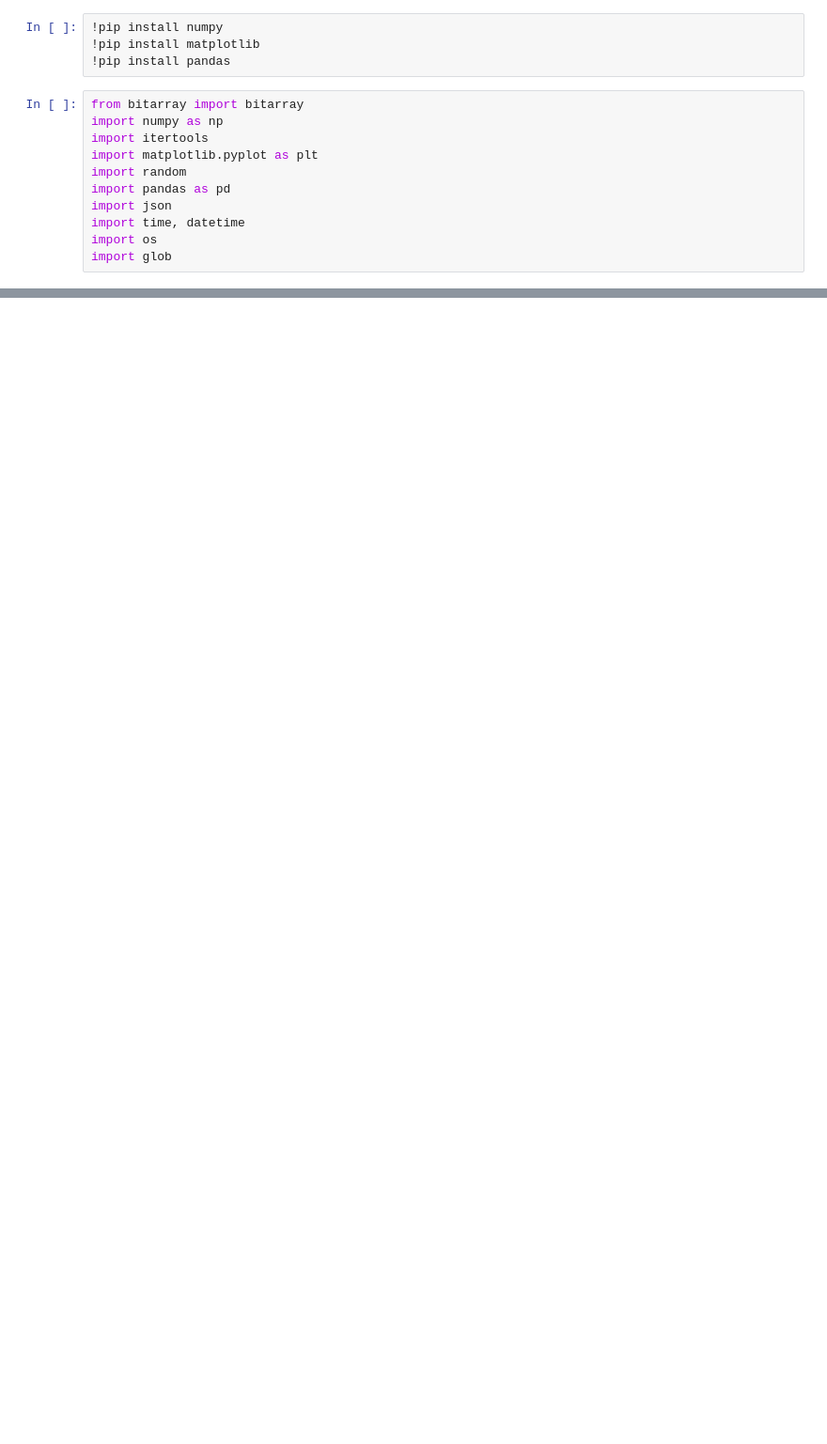
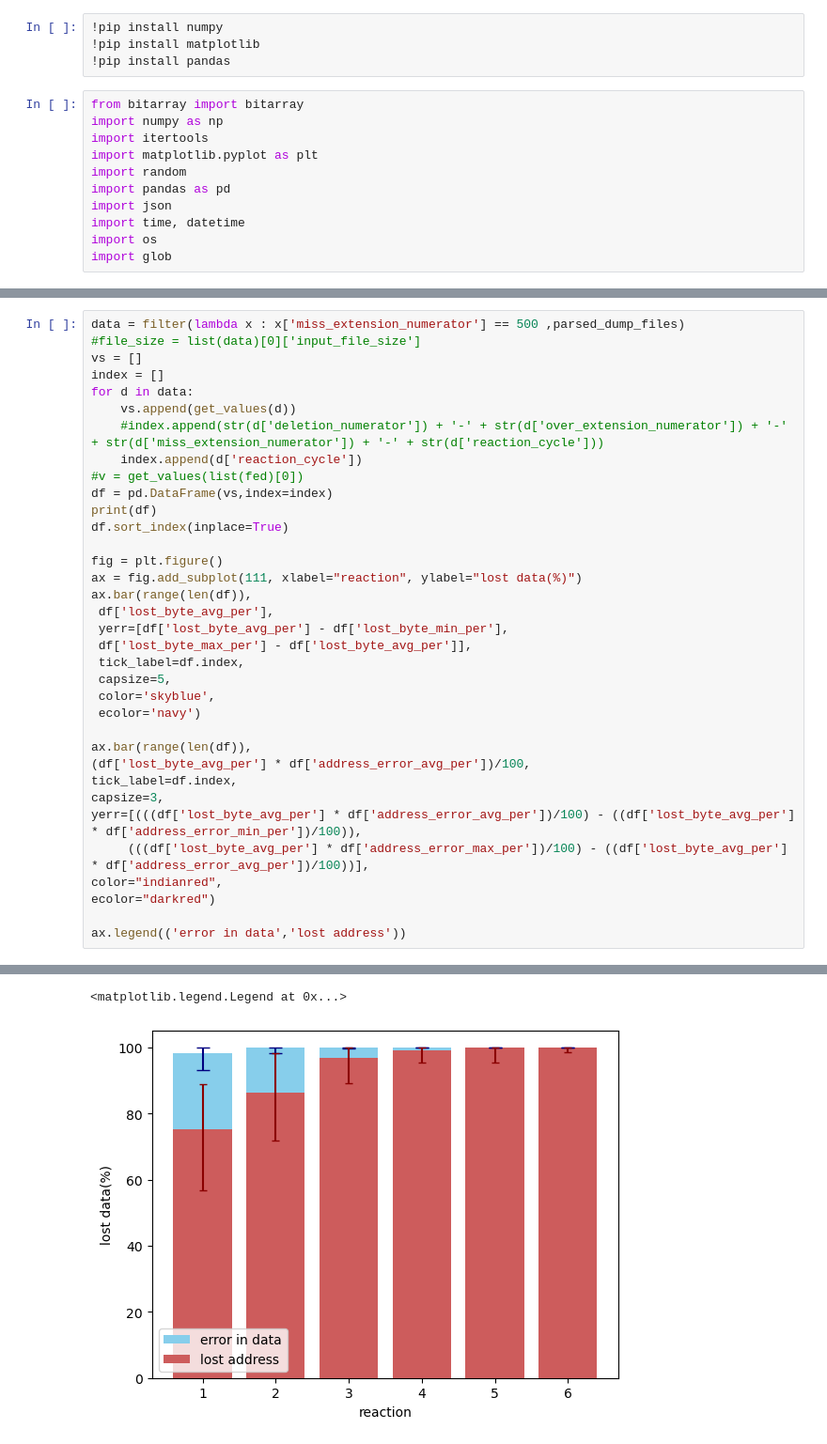
Before and after one commit to Raichi13/TdT-DNA-synthesis-simulator, a Jupyter notebook: visualize.ipynb, the cells around one changed output, grey strips where cells are left out. Shown at 94% size. Cells and saved outputs as stored; diff of their text form; blank space fills up the shorter version.

```diff
--- a/visualize.ipynb
+++ b/visualize.ipynb
@@ -25,0 +269,36 @@ def get_values(data : list) :
+# %%
+data = filter(lambda x : x['miss_extension_numerator'] == 500 ,parsed_dump_files)
+#file_size = list(data)[0]['input_file_size']
+vs = []
+index = []
+for d in data:
+    vs.append(get_values(d))
+    #index.append(str(d['deletion_numerator']) + '-' + str(d['over_extension_numerator']) + '-' + str(d['miss_extension_numerator']) + '-' + str(d['reaction_cycle']))
+    index.append(d['reaction_cycle'])
+#v = get_values(list(fed)[0])
+df = pd.DataFrame(vs,index=index)
+print(df)
+df.sort_index(inplace=True)
+
+fig = plt.figure()
+ax = fig.add_subplot(111, xlabel="reaction", ylabel="lost data(%)")
+ax.bar(range(len(df)),
+ df['lost_byte_avg_per'],
+ yerr=[df['lost_byte_avg_per'] - df['lost_byte_min_per'],
+ df['lost_byte_max_per'] - df['lost_byte_avg_per']],
+ tick_label=df.index,
+ capsize=5,
+ color='skyblue',
+ ecolor='navy')
+
+ax.bar(range(len(df)),
+(df['lost_byte_avg_per'] * df['address_error_avg_per'])/100,
+tick_label=df.index,
+capsize=3,
+yerr=[(((df['lost_byte_avg_per'] * df['address_error_avg_per'])/100) - ((df['lost_byte_avg_per'] * df['address_error_min_per'])/100)),
+     (((df['lost_byte_avg_per'] * df['address_error_max_per'])/100) - ((df['lost_byte_avg_per'] * df['address_error_avg_per'])/100))],
+color="indianred",
+ecolor="darkred")
+
+ax.legend(('error in data','lost address'))
+# %% [output]
@@ -25,0 +322,2 @@ def get_values(data : list) :
+<matplotlib.legend.Legend at 0x...>
+[figure, added]
```
Also changed, not shown: parts of 14 cells of this notebook, 59 other files.
